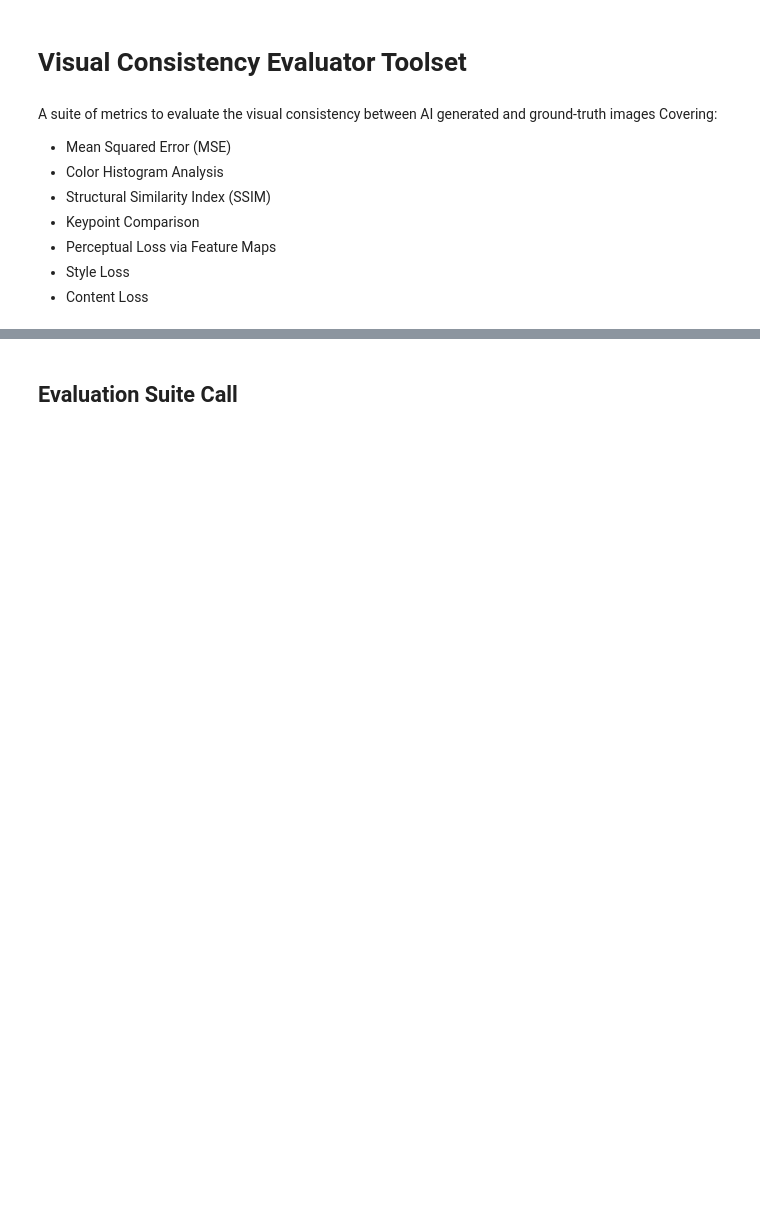
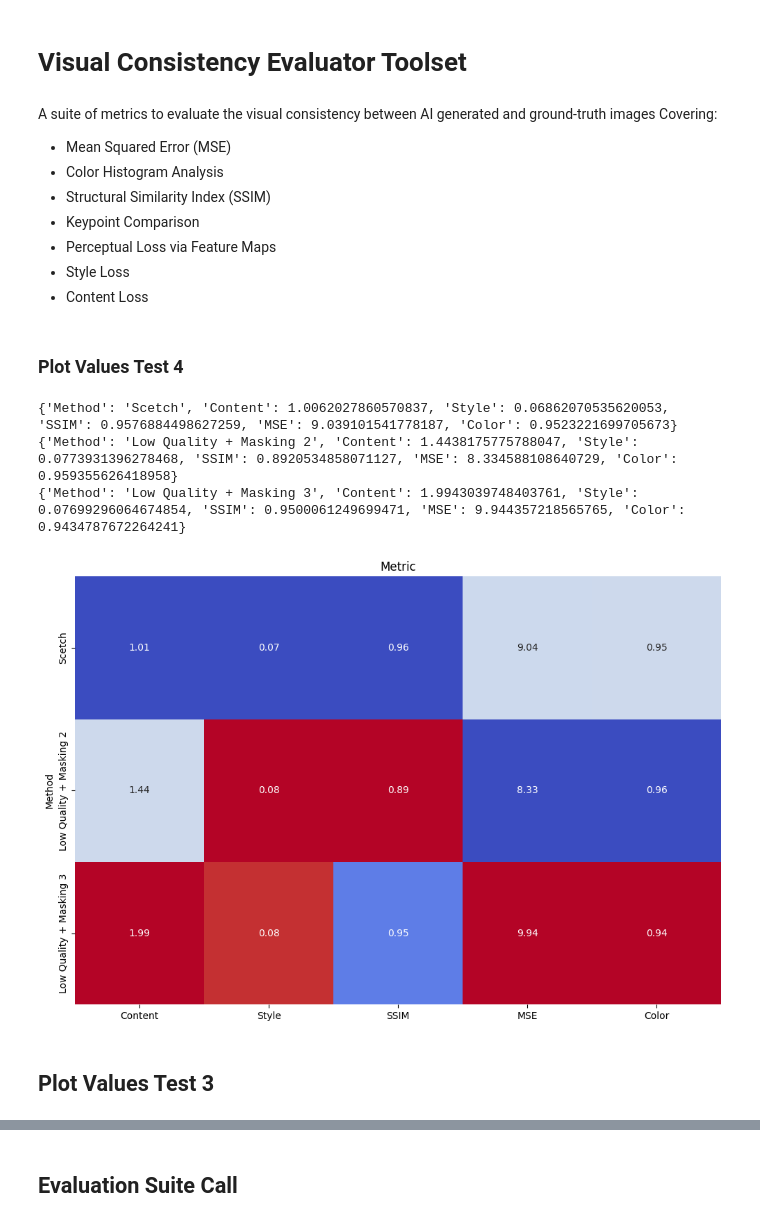
Before and after one commit to Sebastian-Zok/Visual-Consistency-Test-Suite, a Jupyter notebook: Visual Consistency Evaluator Toolset.ipynb, the cells around one changed output, grey strips where cells are left out. Saved outputs shown, nothing was run; the diff lists cells and outputs as text; code cells hidden in the pictures; blank space fills up the shorter version.

```diff
--- a/Visual Consistency Evaluator Toolset.ipynb
+++ b/Visual Consistency Evaluator Toolset.ipynb
@@ -81,3 +10,5 @@ Covering:
 - Perceptual Loss via Feature Maps
 - Style Loss
 - Content Loss
+# %% [markdown]
+### Plot Values Test 4
@@ -83,0 +91,66 @@ Covering:
+# %%
+import pandas as pd
+import seaborn as sns
+import matplotlib.pyplot as plt
+
+
+# Create DataFrame
+df = pd.DataFrame( )
+
+
+
+data0={"Method": "Low Quality + Masking 2", 'Content': 1.44381757757880479, 'Style': 0.0773931396278468, 'SSIM': 0.8920534858071127,  'MSE': 8.334588108640729, 'Color': 0.959355626418958}
+data1={"Method": "Low Quality + Masking 3",  'Content':1.9943039748403761, 'Style': 0.07699296064674854, 'SSIM': 0.9500061249699471, 'MSE': 9.944357218565765, 'Color': 0.9434787672264241}
+data2={"Method": "Scetch",  'Content':1.0062027860570837, 'Style': 0.06862070535620053, 'SSIM': 0.9576884498627259, 'MSE': 9.039101541778187, 'Color': 0.9523221699705673}
+
+
+df = pd.concat([df, pd.DataFrame([data2])], ignore_index=True)
+df = pd.concat([df, pd.DataFrame([data0])], ignore_index=True)
+df = pd.concat([df, pd.DataFrame([data1])], ignore_index=True)
+
+
+
+# Extract all rows into a list of dictionaries
+rows_as_dicts = df.to_dict(orient="records")
+
+# Print each row in the required format
+for row in rows_as_dicts:
+    print(row)
+
+# Convert all numeric columns to numeric types
+for column in df.columns[1:]:  # Skip the "Method" column
+    df[column] = pd.to_numeric(df[column], errors='coerce')
+
+# Specify metrics where higher is better
+higher_is_better = ["SSIM", "Color", "Success Rate"]
+
+# Normalize each metric individually
+normalized_df = df.copy()
+for column in df.columns:
+    if column == "Method":
+        continue  # Skip the Method column
+    col_min = df[column].min()
+    col_max = df[column].max()
+    if column in higher_is_better:
+        # Higher is better: normalize normally
+        normalized_df[column] = (df[column] - col_min) / (col_max - col_min)
+    else:
+        # Lower is better: invert the normalization
+        normalized_df[column] = (col_max - df[column]) / (col_max - col_min)
+
+# Set Method as index
+normalized_df.set_index("Method", inplace=True)
+
+# Heatmap with per-metric normalization
+plt.figure(figsize=(12, 8))
+sns.heatmap(normalized_df, annot=df.iloc[:, 1:], fmt=".2f", cmap="coolwarm_r", cbar=False)
+plt.title("Metric", fontsize=12)
+plt.show()
+#sns.heatmap(normalized_df, annot=df.iloc[:, 1:], fmt=".2f", cmap="coolwarm_r", cbar=False).figure.savefig("heatmap2.png", dpi=300, bbox_inches="tight")
+# %% [output]
+{'Method': 'Scetch', 'Content': 1.0062027860570837, 'Style': 0.06862070535620053, 'SSIM': 0.9576884498627259, 'MSE': 9.039101541778187, 'Color': 0.9523221699705673}
+{'Method': 'Low Quality + Masking 2', 'Content': 1.4438175775788047, 'Style': 0.0773931396278468, 'SSIM': 0.8920534858071127, 'MSE': 8.334588108640729, 'Color': 0.959355626418958}
+{'Method': 'Low Quality + Masking 3', 'Content': 1.9943039748403761, 'Style': 0.07699296064674854, 'SSIM': 0.9500061249699471, 'MSE': 9.944357218565765, 'Color': 0.9434787672264241}
+[figure, added]
+# %% [markdown]
+## Plot Values Test 3
```
Also changed, not shown: parts of 17 cells of this notebook.
